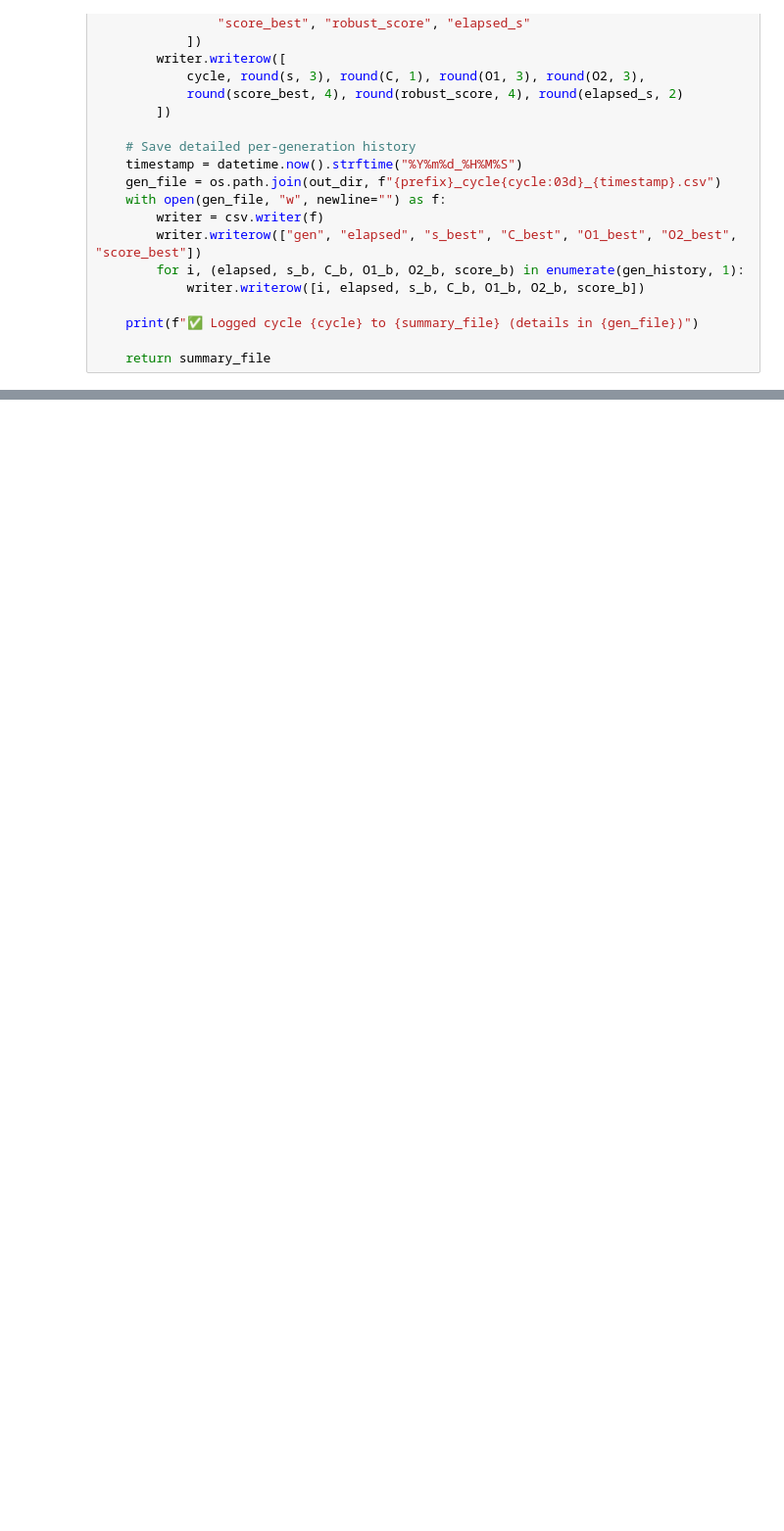
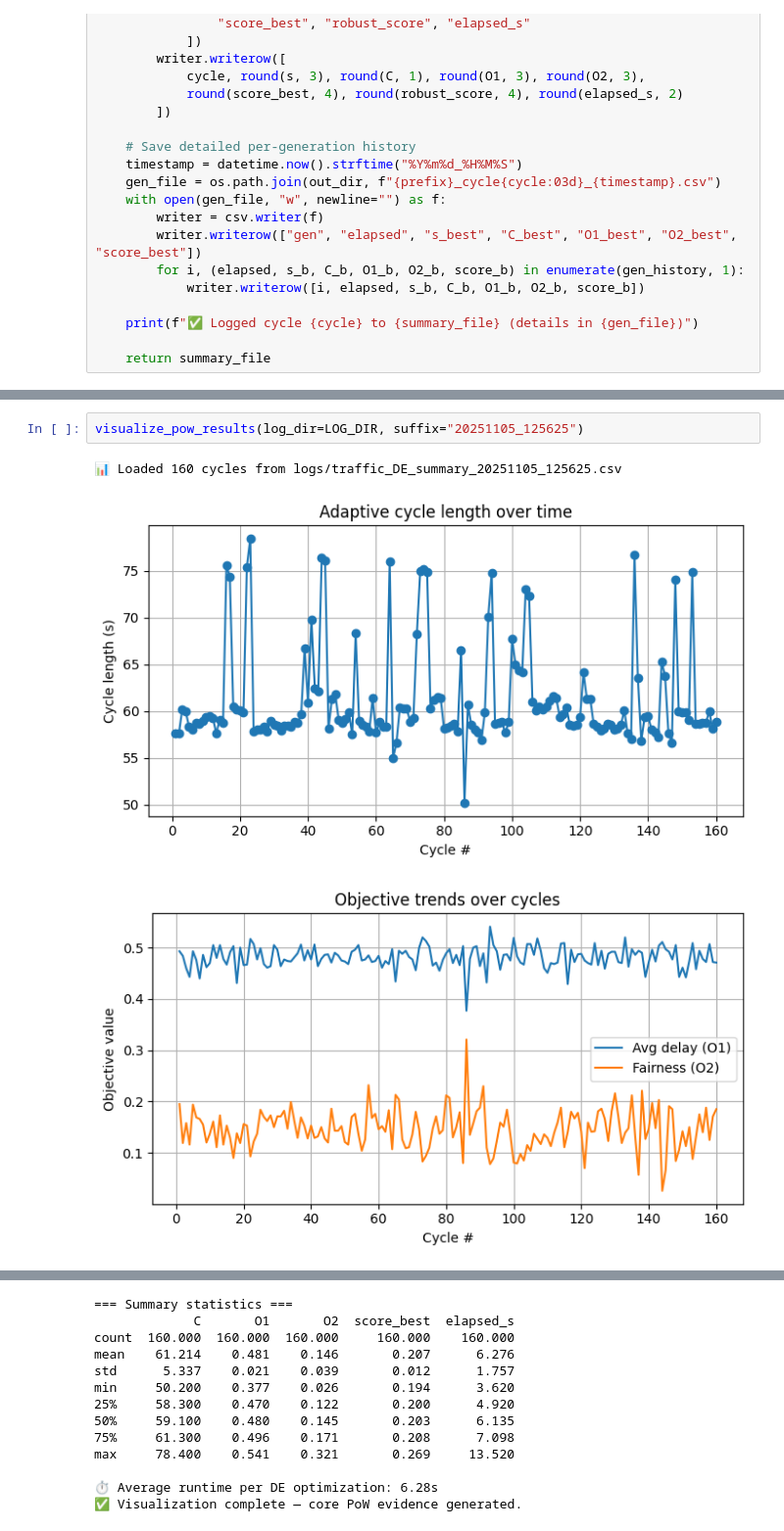
Before and after one commit to Kaos1105/EA_traffic_control, a Jupyter notebook: controller.ipynb, the cells around one changed output, grey strips where cells are left out. Shown at 98% size. Drawn from its saved outputs; the diff is of its cells as text; blank space fills up the shorter version.

Commit message:
add visualize logs

```diff
--- a/controller.ipynb
+++ b/controller.ipynb
@@ -456,0 +524,6 @@ KeyboardInterrupt:
+# %%
+visualize_pow_results(log_dir=LOG_DIR, suffix="20251105_125625")
+# %% [output]
+📊 Loaded 160 cycles from logs/traffic_DE_summary_20251105_125625.csv
+[figure, added]
+[figure, added]
@@ -456,0 +532,13 @@ KeyboardInterrupt:
+=== Summary statistics ===
+             C       O1       O2  score_best  elapsed_s
+count  160.000  160.000  160.000     160.000    160.000
+mean    61.214    0.481    0.146       0.207      6.276
+std      5.337    0.021    0.039       0.012      1.757
+min     50.200    0.377    0.026       0.194      3.620
+25%     58.300    0.470    0.122       0.200      4.920
+50%     59.100    0.480    0.145       0.203      6.135
+75%     61.300    0.496    0.171       0.208      7.098
+max     78.400    0.541    0.321       0.269     13.520
+
+⏱️ Average runtime per DE optimization: 6.28s
+✅ Visualization complete — core PoW evidence generated.
```
Also changed, not shown: parts of 3 cells of this notebook.
